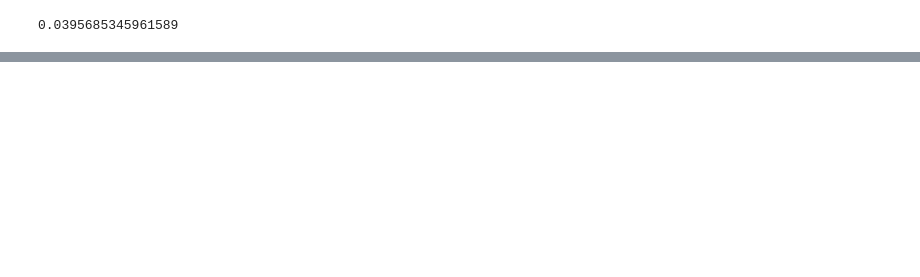
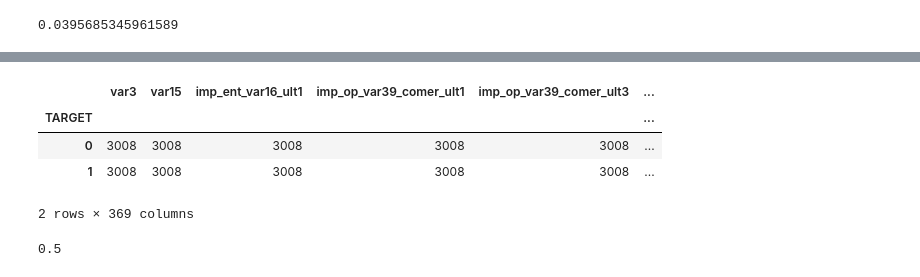
Before and after one commit to eliassantannaramos/Project3_Santander_Satisfaction, a Jupyter notebook: Main.ipynb, the cells around one changed output, grey strips where cells are left out. Drawn from its saved outputs; the diff is of its cells as text; code cells hidden in the pictures; blank space fills up the shorter version.

```diff
--- a/Main.ipynb
+++ b/Main.ipynb
@@ -87,0 +91,16 @@ New_data_train["TARGET"].mean()
+# %%
+#Now the Dataset has the same number of observations for 1 and 0.
+List_dataset = [df_train.loc[Index_Sat],df_train.loc[random_Index_Inst]]
+New_data_train = pd.concat(List_dataset)
+New_data_train.groupby("TARGET").count()
+# %% [output]
+|  | var3 | var15 | imp_ent_var16_ult1 | imp_op_var39_comer_ult1 | imp_op_var39_comer_ult3 | ... |
+| TARGET |  |  |  |  |  | ... |
+| 0 | 3008 | 3008 | 3008 | 3008 | 3008 | ... |
+| 1 | 3008 | 3008 | 3008 | 3008 | 3008 | ... |
+2 rows × 369 columns
+# %%
+# Now the median of observation for the classification is 50%
+New_data_train["TARGET"].mean()
+# %% [output]
+0.5
```
Also changed, not shown: parts of 11 cells of this notebook.
